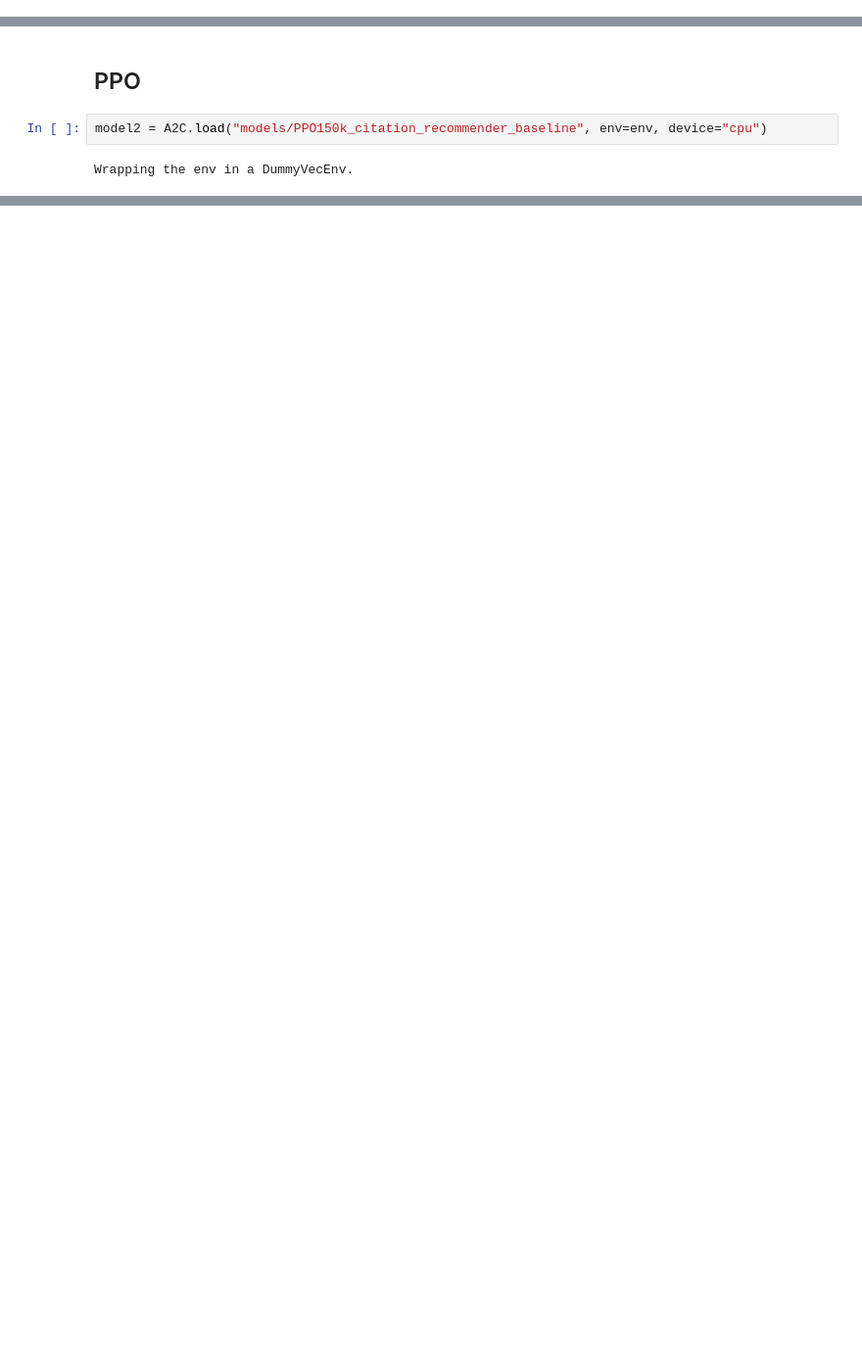
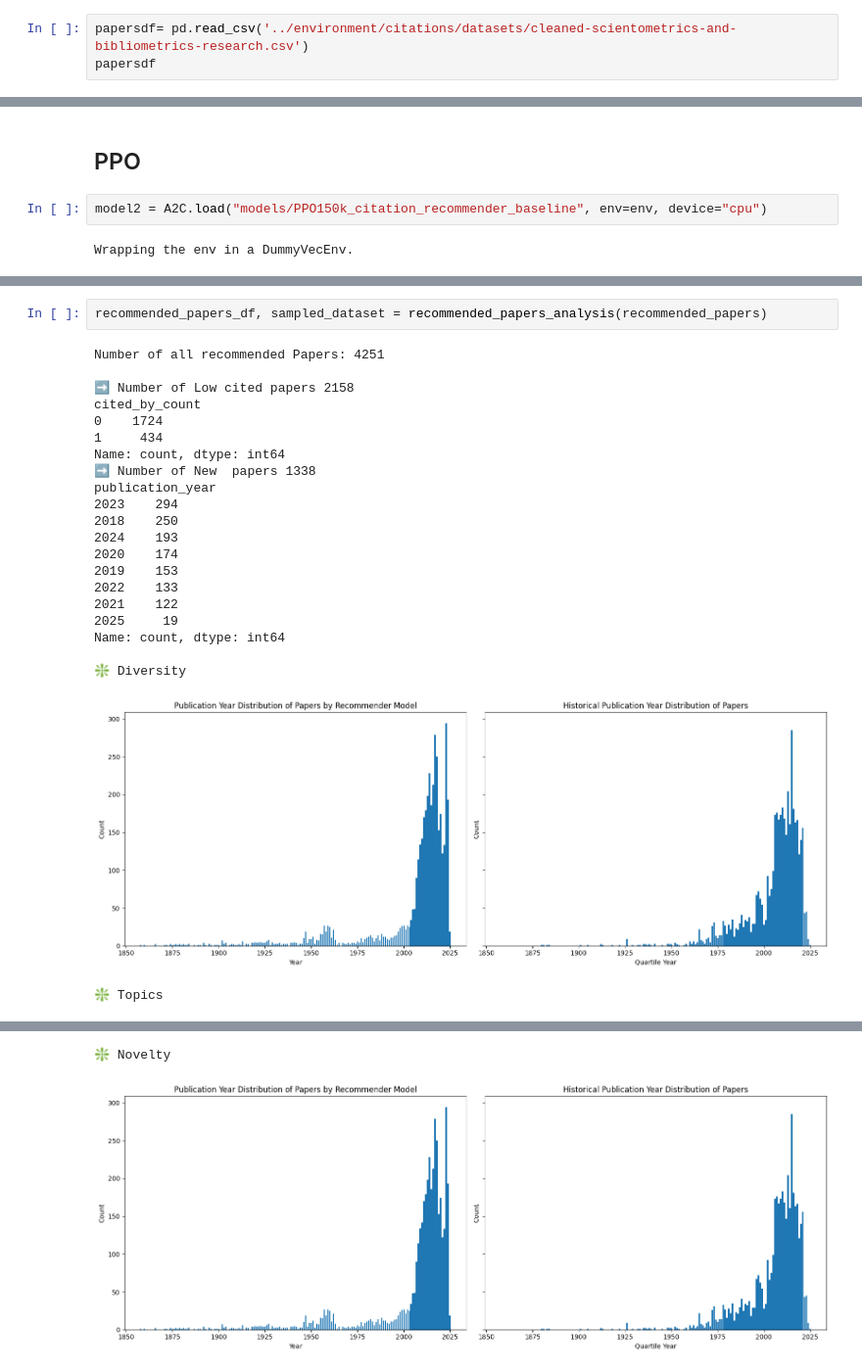
Before and after one commit to Assylnur/SUBER, a Jupyter notebook: notebooks/evaluations.ipynb, the cells around one changed output, grey strips where cells are left out. Shown at 98% size. Drawn from its saved outputs; the diff is of its cells as text; blank space fills up the shorter version.

```diff
--- a/notebooks/evaluations.ipynb
+++ b/notebooks/evaluations.ipynb
@@ -62,0 +65,3 @@ from stable_baselines3 import PPO
+# %%
+papersdf= pd.read_csv('../environment/citations/datasets/cleaned-scientometrics-and-bibliometrics-research.csv')
+papersdf
@@ -389,0 +628,25 @@ reccommended_papers
+# %%
+recommended_papers_df, sampled_dataset = recommended_papers_analysis(recommended_papers)
+# %% [output]
+Number of all recommended Papers: 4251
+
+➡️ Number of Low cited papers 2158
+cited_by_count
+0    1724
+1     434
+Name: count, dtype: int64
+➡️ Number of New  papers 1338
+publication_year
+2023    294
+2018    250
+2024    193
+2020    174
+2019    153
+2022    133
+2021    122
+2025     19
+Name: count, dtype: int64
+
+❇️ Diversity
+[figure, added]
+❇️ Topics
@@ -389,0 +654,2 @@ reccommended_papers
+❇️ Novelty
+[figure, added]
```
Also changed, not shown: parts of 16 cells of this notebook, 15 other files.
